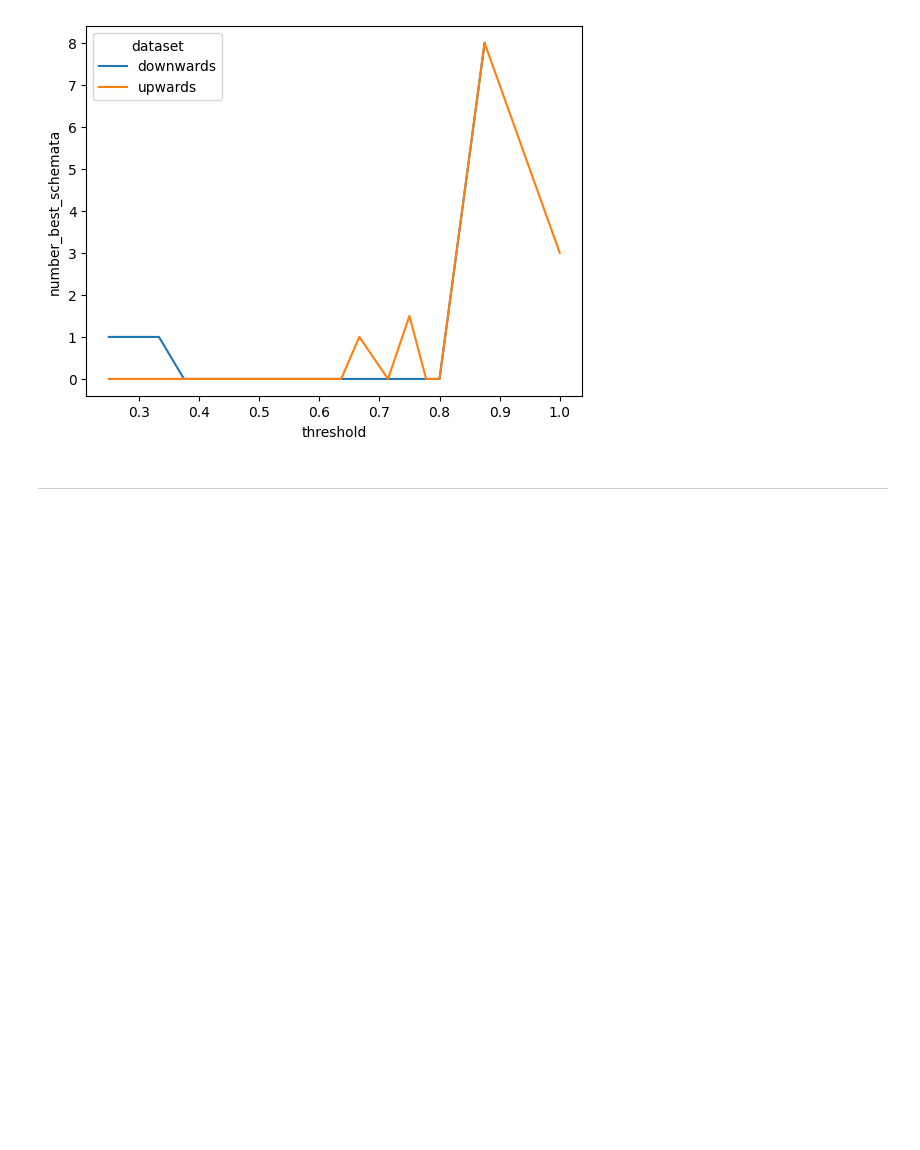
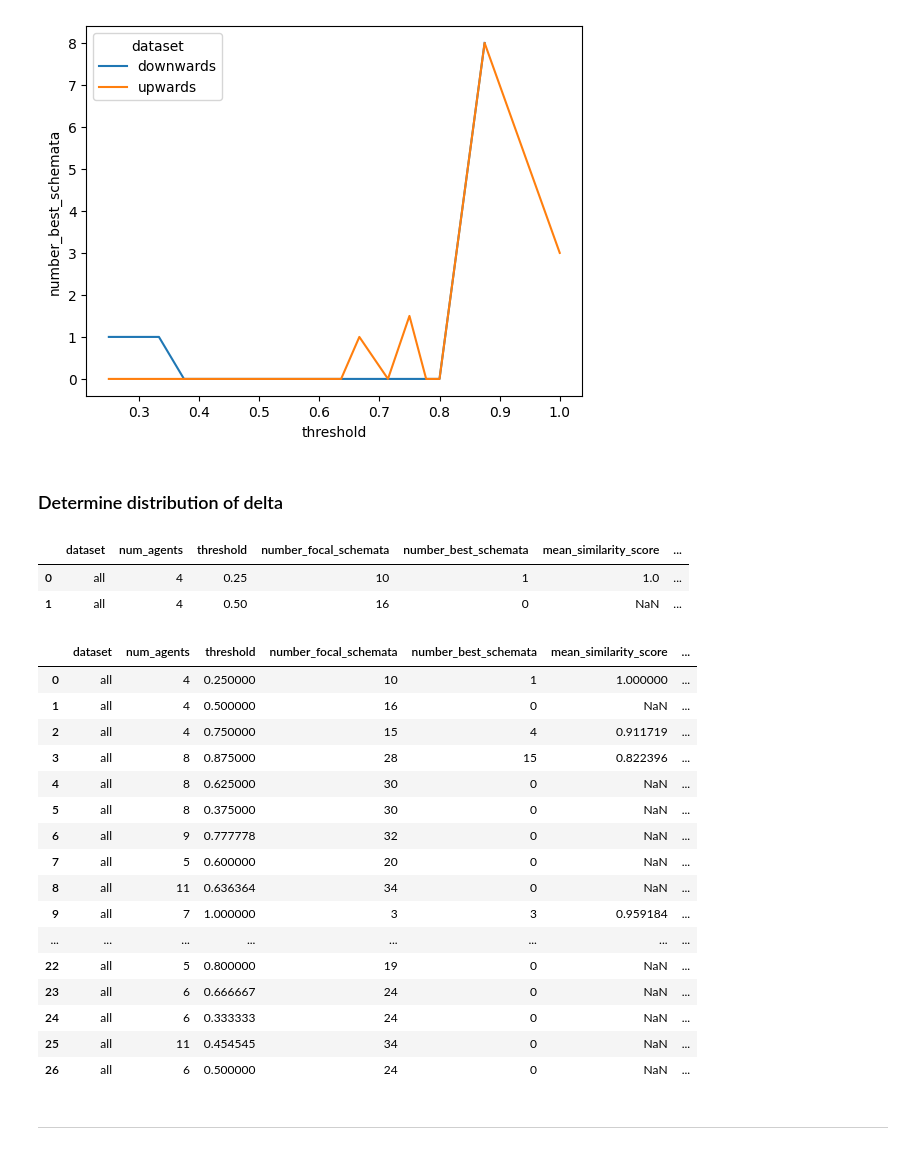
Before and after one commit to EAndrade-Lotero/Cognitive_Models_El_Farol_Bar_Problem, a Jupyter notebook: Notebooks/get_focal_schemas_from_data.ipynb, the cells around one changed output. Cells and saved outputs as stored; diff of their text form; code cells hidden in the pictures; blank space fills up the shorter version.

Commit message:
add focal schemata anlysis

```diff
--- a/Notebooks/get_focal_schemas_from_data.ipynb
+++ b/Notebooks/get_focal_schemas_from_data.ipynb
@@ -392,12 +401,12 @@ dict_num_sessions[2] = 2
 dict_num_sessions[3] = 2
 
 
-group_counter = {grp:0 for grp in data['group'].unique()}
+group_counter = {grp:0 for grp in data_human['group'].unique()}
 rounds_counter = dict()
 dict_sessions_downwards = defaultdict()
 dict_sessions_upwards = defaultdict()
-data.sort_values(by=['group', 'treatment', 'threshold'], inplace=True)
-for (group, treatment, threshold, num_players), grp in data.groupby(['group', 'treatment', 'threshold', 'num_players']):
+data_human.sort_values(by=['group', 'treatment', 'threshold'], inplace=True)
+for (group, treatment, threshold, num_players), grp in data_human.groupby(['group', 'treatment', 'threshold', 'num_players']):
     rounds_counter[(group, threshold)] = [grp['round'].min(), grp['round'].max()]
     num_thresholds = dict_num_sessions[num_players]
     if treatment == 'downwards':
@@ -437,5 +446,40 @@ sns.lineplot(
 # %% [output]
 <Axes: xlabel='threshold', ylabel='number_best_schemata'>
 [figure]
+# %% [markdown]
+### Determine distribution of delta
+# %%
+file_path = PATHS['focal_regions_path'] / 'focal_schemata_summary.csv'
+data_summary = pd.read_csv(file_path)
+df_delta = data_summary[data_summary['dataset'] == 'all'].copy()
+df_delta.head(2)
+# %% [output]
+|  | dataset | num_agents | threshold | number_focal_schemata | number_best_schemata | mean_similarity_score | ... |
+| 0 | all | 4 | 0.25 | 10 | 1 | 1.0 | ... |
+| 1 | all | 4 | 0.50 | 16 | 0 | NaN | ... |
+# %%
+dict_sizes = PPT.get_number_of_groups(data_human)
+df_delta['num_groups'] = df_delta.apply(lambda row: dict_sizes[(row['num_agents'], row['threshold'])], axis=1)
+df_delta['num_sessions'] = df_delta['num_agents'].apply(lambda num_players: dict_num_sessions[num_players])
+df_delta['percentage_schemata'] = df_delta['number_best_schemata'] / (df_delta['num_groups'] * df_delta['num_sessions'] * df_delta['num_agents']) * 100
+df_delta
+# %% [output]
+|  | dataset | num_agents | threshold | number_focal_schemata | number_best_schemata | mean_similarity_score | ... |
+| 0 | all | 4 | 0.250000 | 10 | 1 | 1.000000 | ... |
+| 1 | all | 4 | 0.500000 | 16 | 0 | NaN | ... |
+| 2 | all | 4 | 0.750000 | 15 | 4 | 0.911719 | ... |
+| 3 | all | 8 | 0.875000 | 28 | 15 | 0.822396 | ... |
+| 4 | all | 8 | 0.625000 | 30 | 0 | NaN | ... |
+| 5 | all | 8 | 0.375000 | 30 | 0 | NaN | ... |
+| 6 | all | 9 | 0.777778 | 32 | 0 | NaN | ... |
+| 7 | all | 5 | 0.600000 | 20 | 0 | NaN | ... |
+| 8 | all | 11 | 0.636364 | 34 | 0 | NaN | ... |
+| 9 | all | 7 | 1.000000 | 3 | 3 | 0.959184 | ... |
+| ... | ... | ... | ... | ... | ... | ... | ... |
+| 22 | all | 5 | 0.800000 | 19 | 0 | NaN | ... |
+| 23 | all | 6 | 0.666667 | 24 | 0 | NaN | ... |
+| 24 | all | 6 | 0.333333 | 24 | 0 | NaN | ... |
+| 25 | all | 11 | 0.454545 | 34 | 0 | NaN | ... |
+| 26 | all | 6 | 0.500000 | 24 | 0 | NaN | ... |
 # %% [markdown]
 ---
```
Also changed, not shown: parts of 2 cells of this notebook, 41 other files.
